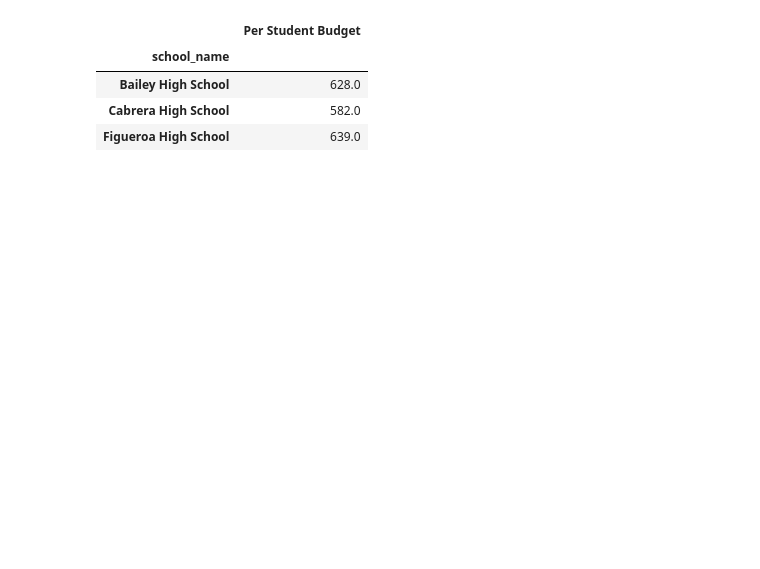
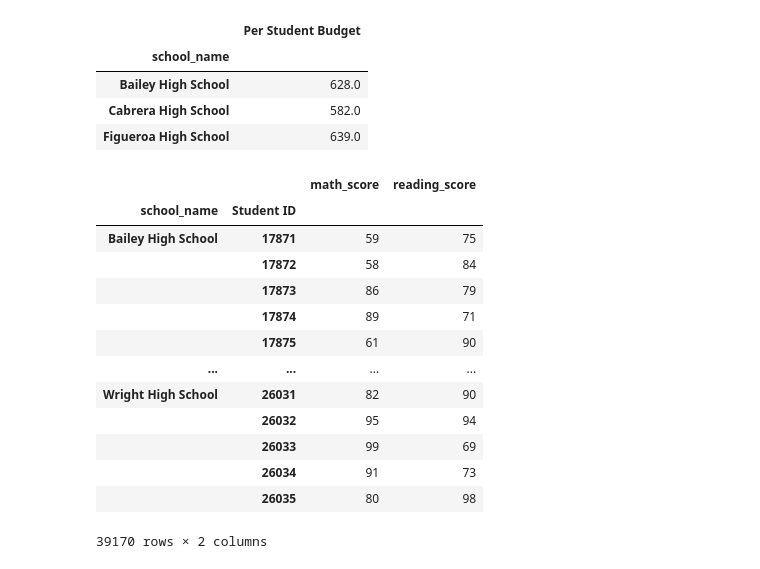
Before and after one commit to jbski/pandas-challenge, a Jupyter notebook: PyCitySchools/PyCitySchools.ipynb, the cells around one changed output. Drawn from its saved outputs; the diff is of its cells as text; code cells hidden in the pictures; blank space fills up the shorter version.

```diff
--- a/PyCitySchools/PyCitySchools.ipynb
+++ b/PyCitySchools/PyCitySchools.ipynb
@@ -156,3 +153,6 @@ budget_student_df.head(3)
 | Bailey High School | 628.0 |
 | Cabrera High School | 582.0 |
 | Figueroa High School | 639.0 |
+# %%
+# Group by Schools and Student ID
+stats_per_school = school_complete_df.groupby(["school_name", "Student ID"])
@@ -158,0 +163,19 @@ budget_student_df.head(3)
+# %%
+student_scores_per_school = stats_per_school[["math_score", "reading_score"]].first()
+scores_by_school_df = pd.DataFrame(student_scores_per_school)
+scores_by_school_df
+# %% [output]
+|  |  | math_score | reading_score |
+| school_name | Student ID |  |  |
+| Bailey High School | 17871 | 59 | 75 |
+|  | 17872 | 58 | 84 |
+|  | 17873 | 86 | 79 |
+|  | 17874 | 89 | 71 |
+|  | 17875 | 61 | 90 |
+| ... | ... | ... | ... |
+| Wright High School | 26031 | 82 | 90 |
+|  | 26032 | 95 | 94 |
+|  | 26033 | 99 | 69 |
+|  | 26034 | 91 | 73 |
+|  | 26035 | 80 | 98 |
+39170 rows × 2 columns
```
Also changed, not shown: parts of 5 cells of this notebook.
